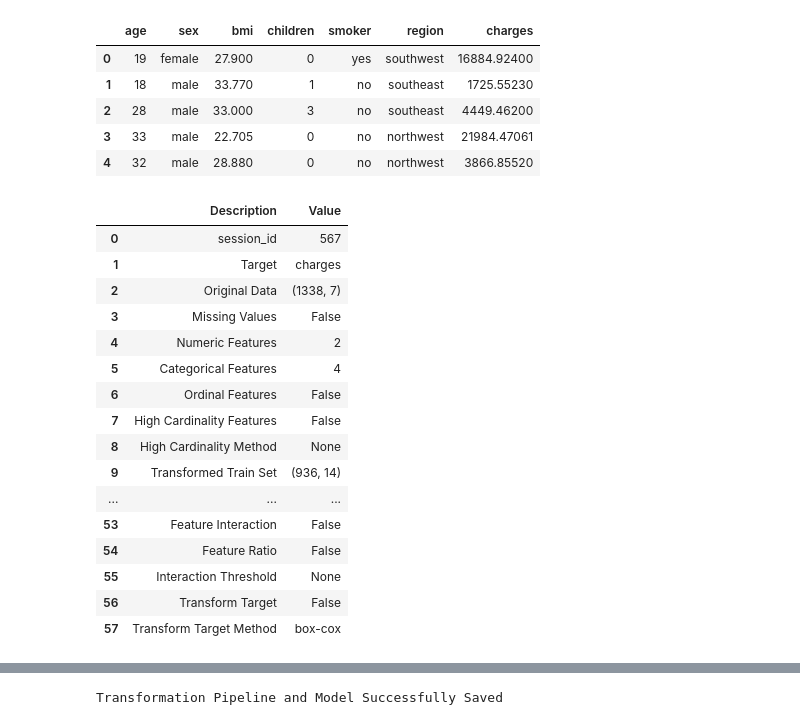
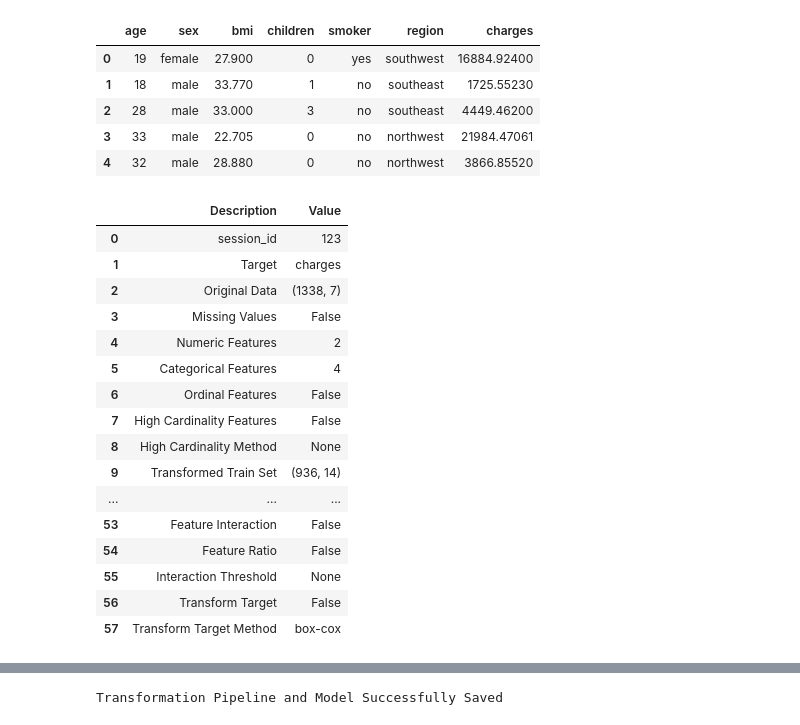
Before and after one commit to trevorzhen/Insurance, a Jupyter notebook: insurance_jupyter.ipynb, the cells around one changed output, grey strips where cells are left out. Cells and saved outputs as stored; diff of their text form; code cells hidden in the pictures.

```diff
--- a/insurance_jupyter.ipynb
+++ b/insurance_jupyter.ipynb
@@ -12,10 +12,10 @@ data  =  get_data('insurance')
 # %%
 from pycaret.regression import *
 # %%
-data_processed = setup(data, target = 'charges', session_id = 567)
+data_processed = setup(data, target = 'charges', session_id = 123, normalize = True)
 # %% [output]
 |  | Description | Value |
-| 0 | session_id | 567 |
+| 0 | session_id | 123 |
 | 1 | Target | charges |
 | 2 | Original Data | (1338, 7) |
 | 3 | Missing Values | False |
```
Also changed, not shown: parts of 2 cells of this notebook, 4 other files.
